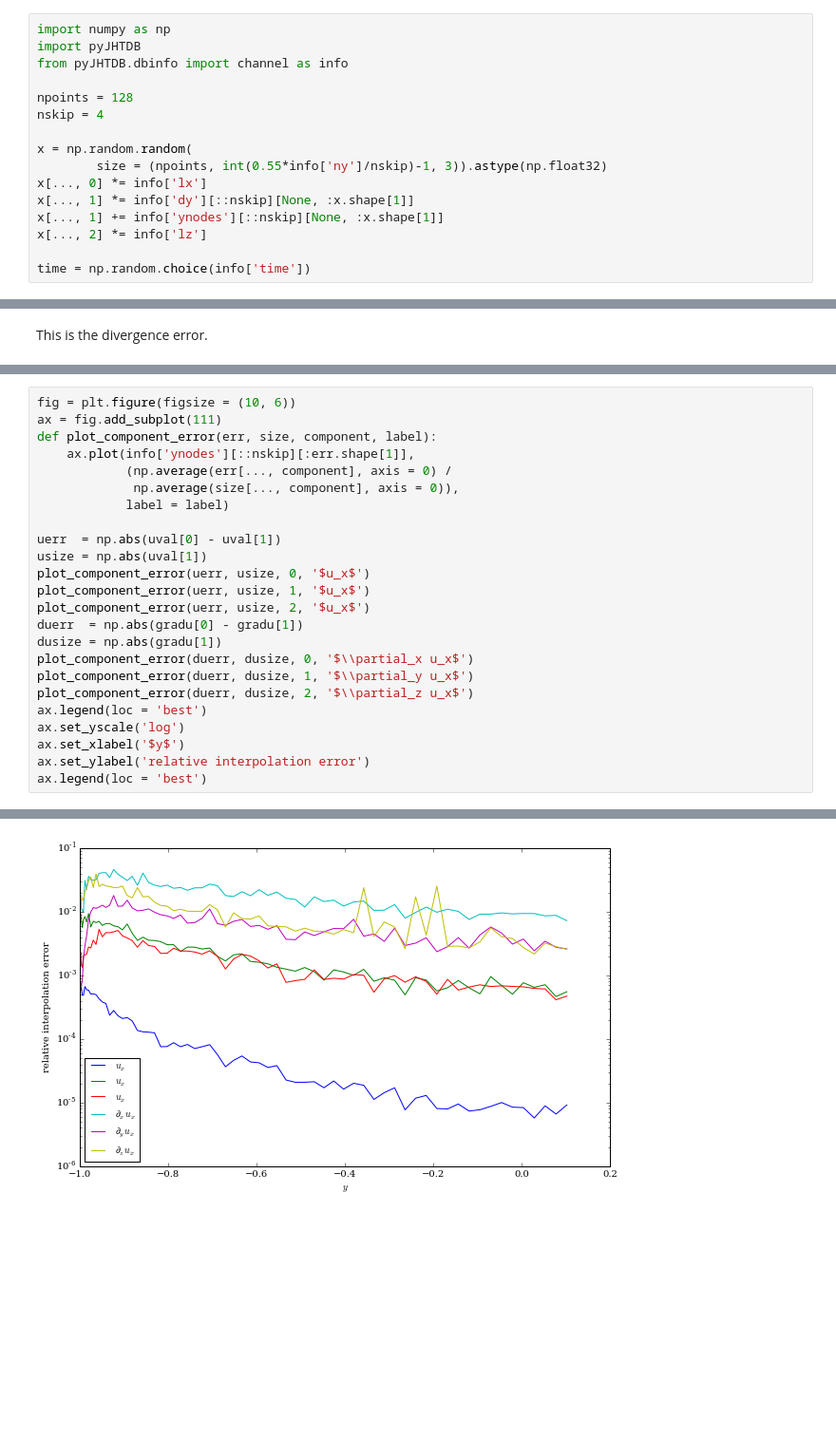
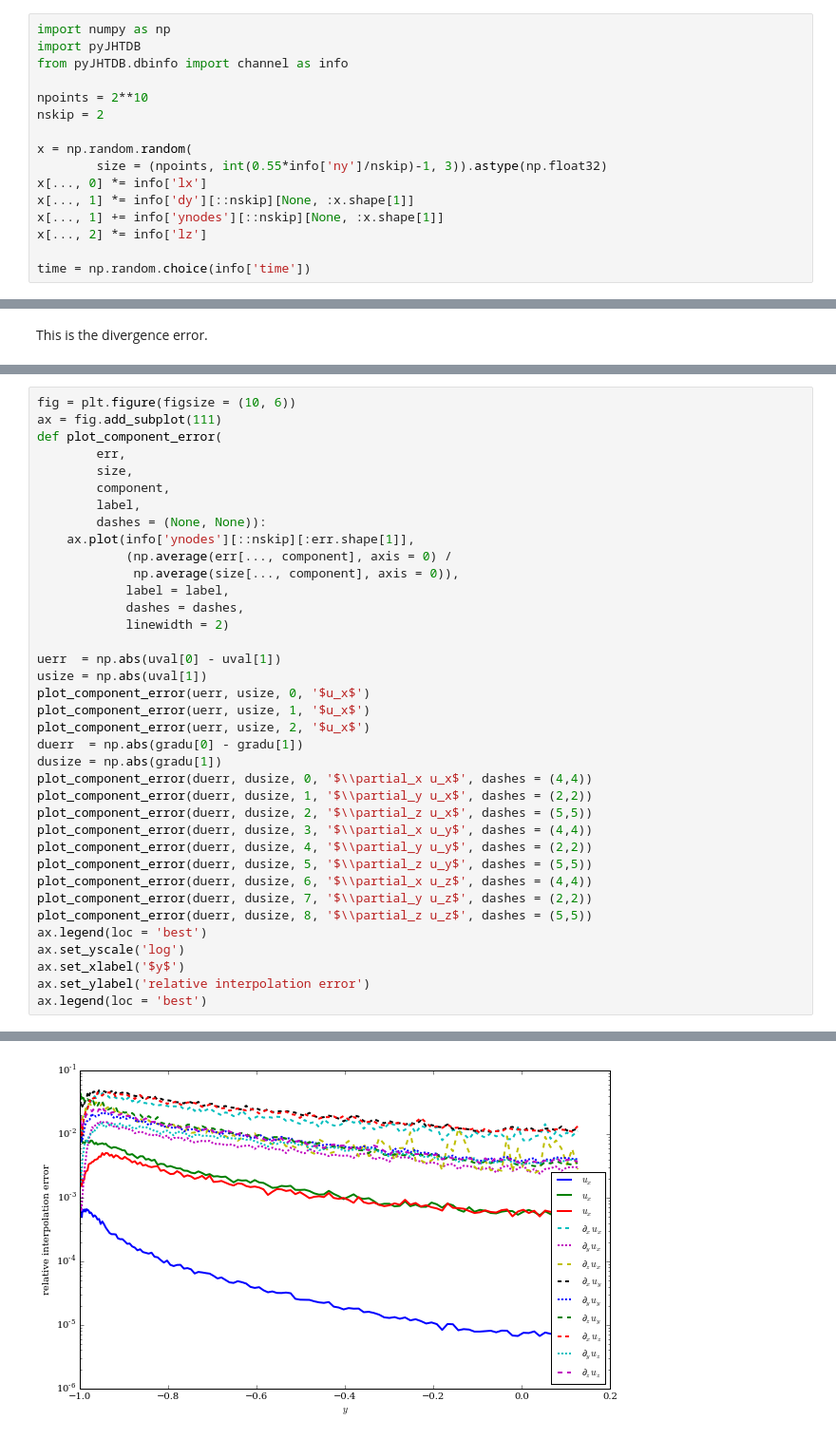
Before and after one commit to idies/pyJHTDB, a Jupyter notebook: examples/test_interp_DB.ipynb, the cells around one changed output, grey strips where cells are left out. Shown at 95% size. Saved outputs shown, nothing was run; the diff lists cells and outputs as text; blank space fills up the shorter version.

Commit message:
plot all errors in test_interp_DB notebook

```diff
--- a/examples/test_interp_DB.ipynb
+++ b/examples/test_interp_DB.ipynb
@@ -7,8 +7,8 @@ import numpy as np
 import pyJHTDB
 from pyJHTDB.dbinfo import channel as info
 
-npoints = 128
-nskip = 4
+npoints = 2**10
+nskip = 2
 
 x = np.random.random(
         size = (npoints, int(0.55*info['ny']/nskip)-1, 3)).astype(np.float32)
@@ -81,27 +82,40 @@ ax.set_ylim(0, 0.5)
 # %%
 fig = plt.figure(figsize = (10, 6))
 ax = fig.add_subplot(111)
-def plot_component_error(err, size, component, label):
+def plot_component_error(
+        err,
+        size,
+        component,
+        label,
+        dashes = (None, None)):
     ax.plot(info['ynodes'][::nskip][:err.shape[1]],
             (np.average(err[..., component], axis = 0) /
              np.average(size[..., component], axis = 0)),
-            label = label)
+            label = label,
+            dashes = dashes,
+            linewidth = 2)
 
 uerr  = np.abs(uval[0] - uval[1])
 usize = np.abs(uval[1])
 plot_component_error(uerr, usize, 0, '$u_x$')
 plot_component_error(uerr, usize, 1, '$u_x$')
 plot_component_error(uerr, usize, 2, '$u_x$')
 duerr  = np.abs(gradu[0] - gradu[1])
 dusize = np.abs(gradu[1])
-plot_component_error(duerr, dusize, 0, '$\\partial_x u_x$')
-plot_component_error(duerr, dusize, 1, '$\\partial_y u_x$')
-plot_component_error(duerr, dusize, 2, '$\\partial_z u_x$')
+plot_component_error(duerr, dusize, 0, '$\\partial_x u_x$', dashes = (4,4))
+plot_component_error(duerr, dusize, 1, '$\\partial_y u_x$', dashes = (2,2))
+plot_component_error(duerr, dusize, 2, '$\\partial_z u_x$', dashes = (5,5))
+plot_component_error(duerr, dusize, 3, '$\\partial_x u_y$', dashes = (4,4))
+plot_component_error(duerr, dusize, 4, '$\\partial_y u_y$', dashes = (2,2))
+plot_component_error(duerr, dusize, 5, '$\\partial_z u_y$', dashes = (5,5))
+plot_component_error(duerr, dusize, 6, '$\\partial_x u_z$', dashes = (4,4))
+plot_component_error(duerr, dusize, 7, '$\\partial_y u_z$', dashes = (2,2))
+plot_component_error(duerr, dusize, 8, '$\\partial_z u_z$', dashes = (5,5))
 ax.legend(loc = 'best')
 ax.set_yscale('log')
 ax.set_xlabel('$y$')
 ax.set_ylabel('relative interpolation error')
 ax.legend(loc = 'best')
 # %% [output]
 <matplotlib.legend.Legend at 0x...>
-[figure, old version]
+[figure, new version]
```
Also changed, not shown: parts of 2 cells of this notebook.
